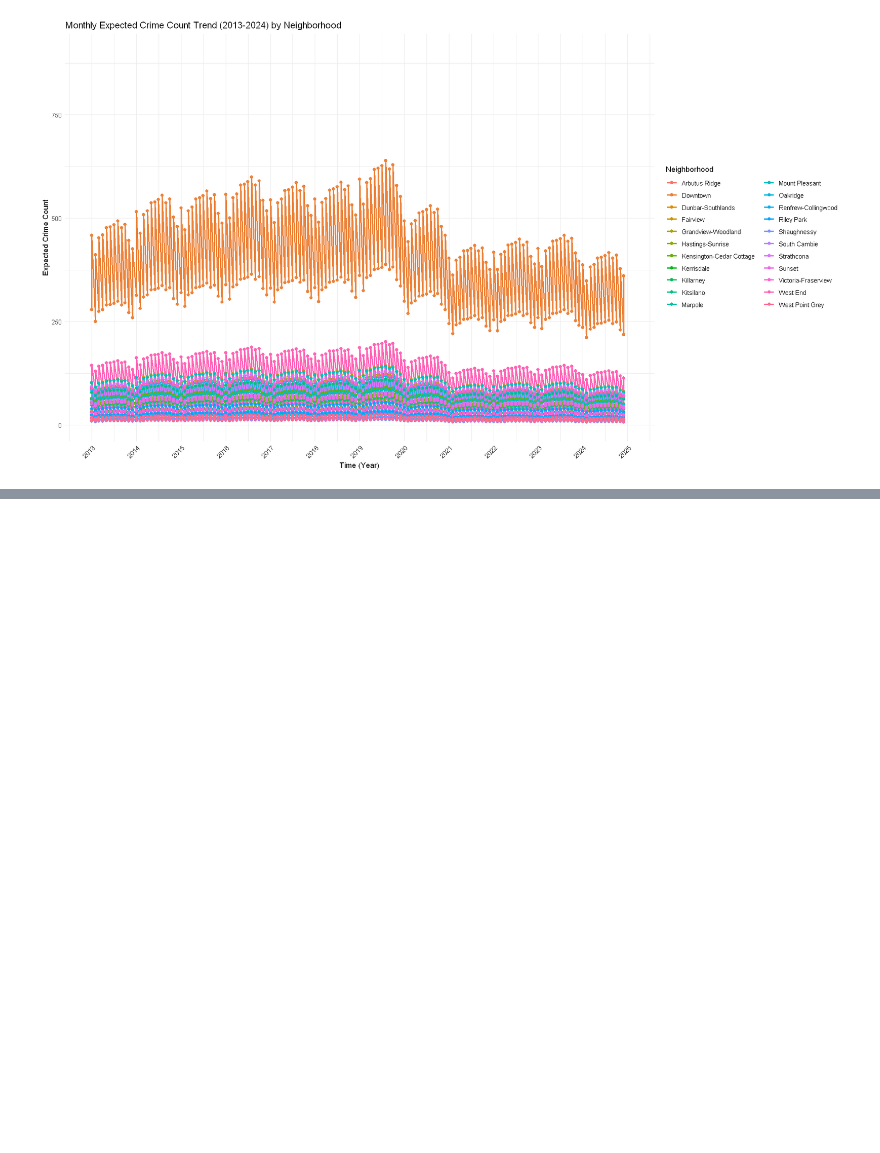
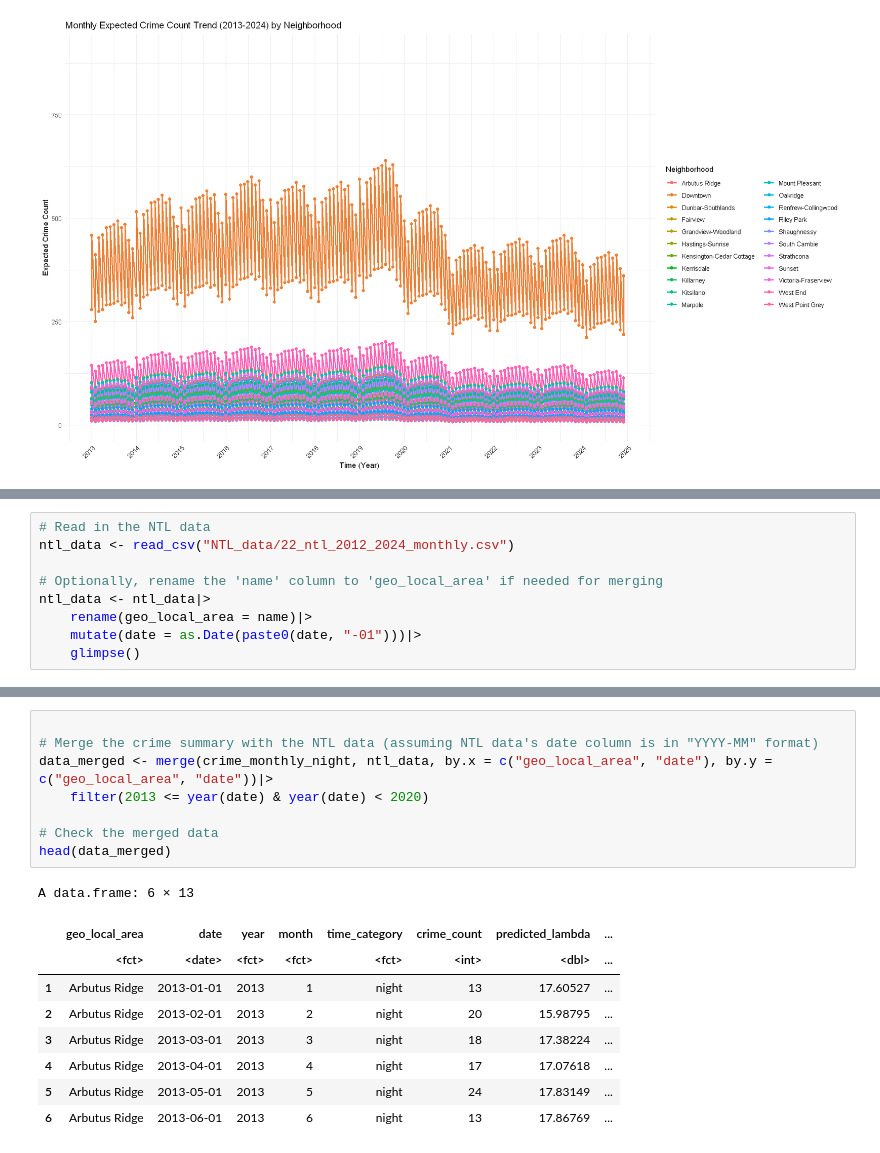
Before and after one commit to Irene-Berezin/econ_398_project, a Jupyter notebook: crime_fact.ipynb, the cells around one changed output, grey strips where cells are left out. Cells and saved outputs as stored; diff of their text form; blank space fills up the shorter version.

```diff
--- a/crime_fact.ipynb
+++ b/crime_fact.ipynb
@@ -740,0 +779,9 @@ Warning message:
+# %%
+# Read in the NTL data
+ntl_data <- read_csv("NTL_data/22_ntl_2012_2024_monthly.csv")
+
+# Optionally, rename the 'name' column to 'geo_local_area' if needed for merging
+ntl_data <- ntl_data|>
+    rename(geo_local_area = name)|>
+    mutate(date = as.Date(paste0(date, "-01")))|>
+    glimpse()
@@ -740,0 +806,18 @@ Warning message:
+# %%
+
+# Merge the crime summary with the NTL data (assuming NTL data's date column is in "YYYY-MM" format)
+data_merged <- merge(crime_monthly_night, ntl_data, by.x = c("geo_local_area", "date"), by.y = c("geo_local_area", "date"))|>
+    filter(2013 <= year(date) & year(date) < 2020)
+
+# Check the merged data
+head(data_merged)
+# %% [output]
+A data.frame: 6 × 13
+|  | geo_local_area | date | year | month | time_category | crime_count | predicted_lambda | ... |
+|  | <fct> | <date> | <fct> | <fct> | <fct> | <int> | <dbl> | ... |
+| 1 | Arbutus Ridge | 2013-01-01 | 2013 | 1 | night | 13 | 17.60527 | ... |
+| 2 | Arbutus Ridge | 2013-02-01 | 2013 | 2 | night | 20 | 15.98795 | ... |
+| 3 | Arbutus Ridge | 2013-03-01 | 2013 | 3 | night | 18 | 17.38224 | ... |
+| 4 | Arbutus Ridge | 2013-04-01 | 2013 | 4 | night | 17 | 17.07618 | ... |
+| 5 | Arbutus Ridge | 2013-05-01 | 2013 | 5 | night | 24 | 17.83149 | ... |
+| 6 | Arbutus Ridge | 2013-06-01 | 2013 | 6 | night | 13 | 17.86769 | ... |
```
Also changed, not shown: parts of 7 cells of this notebook.
